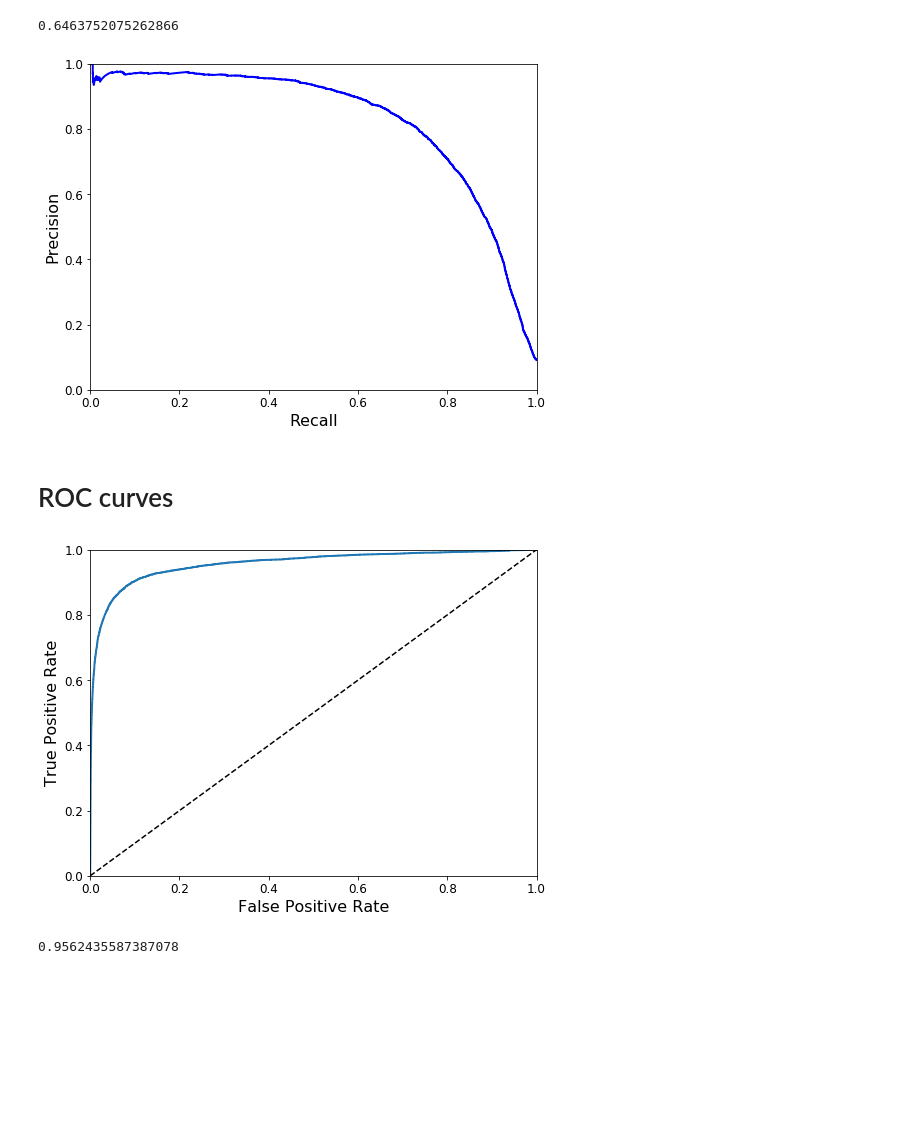
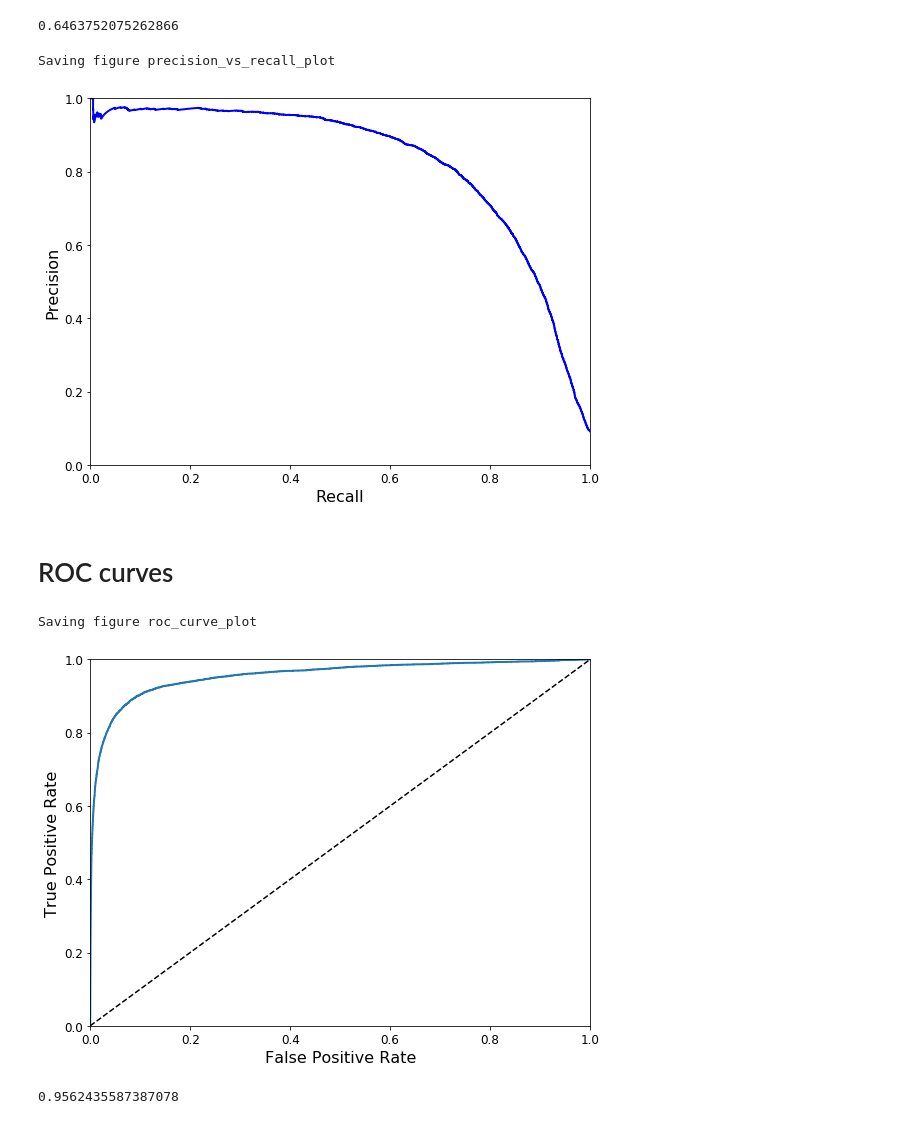
Before and after one commit to antbyte84/AI_study, a Jupyter notebook: mnist/03_classification.ipynb, the cells around one changed output. Saved outputs shown, nothing was run; the diff lists cells and outputs as text; code cells hidden in the pictures; blank space fills up the shorter version.

```diff
--- a/mnist/03_classification.ipynb
+++ b/mnist/03_classification.ipynb
@@ -319,10 +324,11 @@ def plot_precision_vs_recall(precisions, recalls):
 
 plt.figure(figsize=(8, 6))
 plot_precision_vs_recall(precisions, recalls)
-#save_fig("precision_vs_recall_plot")
+save_fig("precision_vs_recall_plot")
 plt.show()
 # %% [output]
+Saving figure precision_vs_recall_plot
-[figure, old version]
+[figure, new version]
 # %% [markdown]
 # ROC curves
 # %%
@@ -332,17 +338,18 @@ fpr, tpr, thresholds = roc_curve(y_train_5, y_scores)
 # %%
 def plot_roc_curve(fpr, tpr, label=None):
     plt.plot(fpr, tpr, linewidth=2, label=label)
     plt.plot([0, 1], [0, 1], 'k--')
     plt.axis([0, 1, 0, 1])
     plt.xlabel('False Positive Rate', fontsize=16)
     plt.ylabel('True Positive Rate', fontsize=16)
 
 plt.figure(figsize=(8, 6))
 plot_roc_curve(fpr, tpr)
-#save_fig("roc_curve_plot")
+save_fig("roc_curve_plot")
 plt.show()
 # %% [output]
+Saving figure roc_curve_plot
-[figure, old version]
+[figure, new version]
 # %%
 from sklearn.metrics import roc_auc_score
 
```
Also changed, not shown: parts of 10 cells of this notebook, 9 other files.
